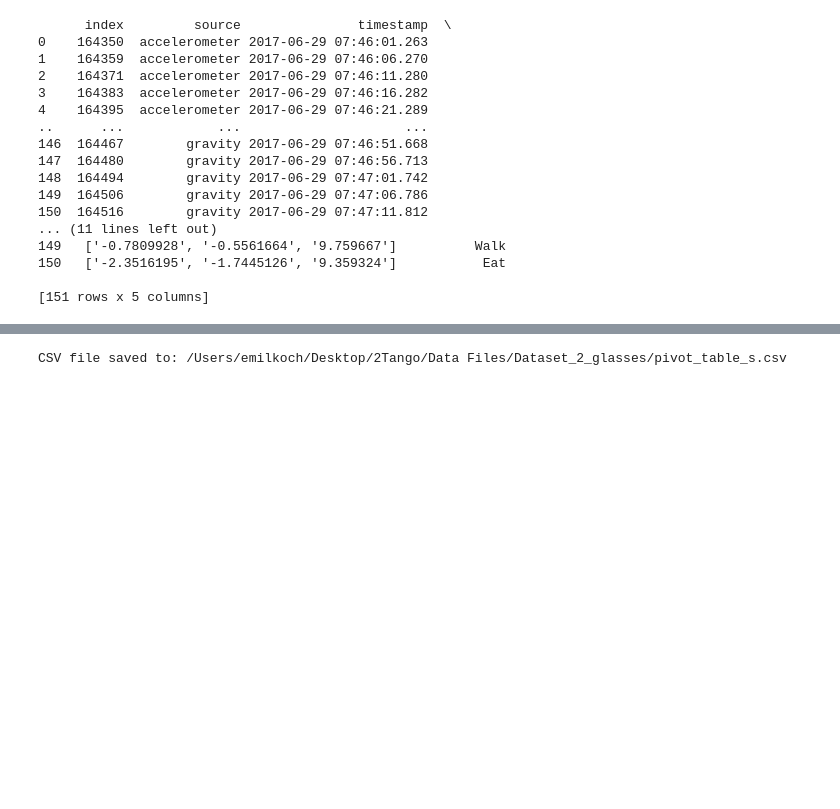
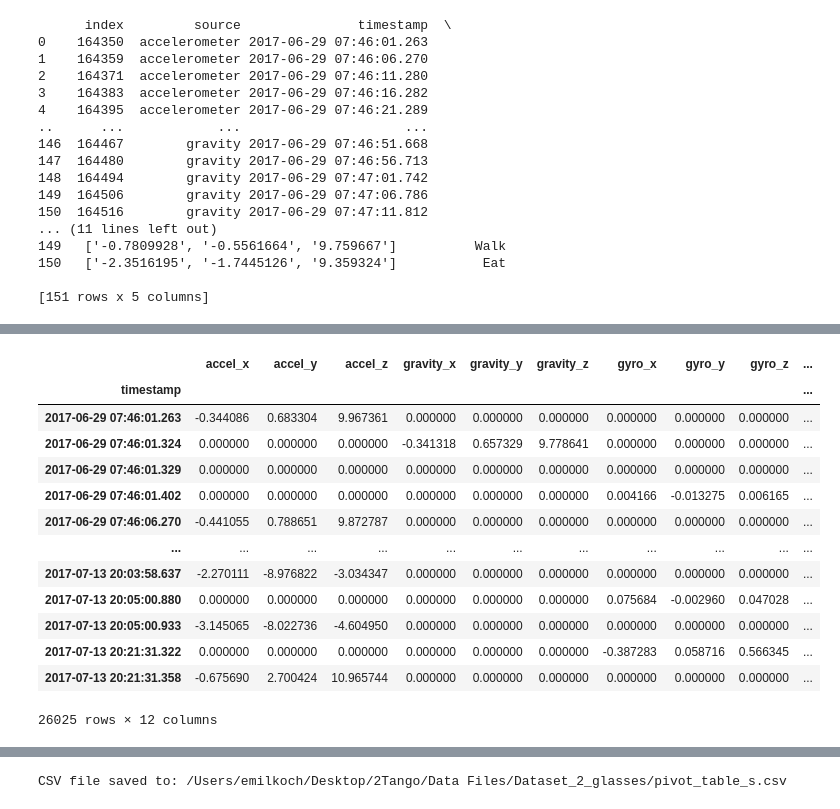
Before and after one commit to twotango/messenger, a Jupyter notebook: Research/Weeks/Week 13/week_13.3.ipynb, the cells around one changed output, grey strips where cells are left out. Cells and saved outputs as stored; diff of their text form; code cells hidden in the pictures; blank space fills up the shorter version.

```diff
--- a/Research/Weeks/Week 13/week_13.3.ipynb
+++ b/Research/Weeks/Week 13/week_13.3.ipynb
@@ -208,6 +193,23 @@ pivot_data
 pivot_data = pivot_data.loc[:, ~pivot_data.columns.duplicated()]
 # Replace NaN values with 0s
 pivot_data.fillna(0, inplace=True)
+# %%
+pivot_data
+# %% [output]
+|  | accel_x | accel_y | accel_z | gravity_x | gravity_y | gravity_z | gyro_x | gyro_y | gyro_z | ... |
+| timestamp |  |  |  |  |  |  |  |  |  | ... |
+| 2017-06-29 07:46:01.263 | -0.344086 | 0.683304 | 9.967361 | 0.000000 | 0.000000 | 0.000000 | 0.000000 | 0.000000 | 0.000000 | ... |
+| 2017-06-29 07:46:01.324 | 0.000000 | 0.000000 | 0.000000 | -0.341318 | 0.657329 | 9.778641 | 0.000000 | 0.000000 | 0.000000 | ... |
+| 2017-06-29 07:46:01.329 | 0.000000 | 0.000000 | 0.000000 | 0.000000 | 0.000000 | 0.000000 | 0.000000 | 0.000000 | 0.000000 | ... |
+| 2017-06-29 07:46:01.402 | 0.000000 | 0.000000 | 0.000000 | 0.000000 | 0.000000 | 0.000000 | 0.004166 | -0.013275 | 0.006165 | ... |
+| 2017-06-29 07:46:06.270 | -0.441055 | 0.788651 | 9.872787 | 0.000000 | 0.000000 | 0.000000 | 0.000000 | 0.000000 | 0.000000 | ... |
+| ... | ... | ... | ... | ... | ... | ... | ... | ... | ... | ... |
+| 2017-07-13 20:03:58.637 | -2.270111 | -8.976822 | -3.034347 | 0.000000 | 0.000000 | 0.000000 | 0.000000 | 0.000000 | 0.000000 | ... |
+| 2017-07-13 20:05:00.880 | 0.000000 | 0.000000 | 0.000000 | 0.000000 | 0.000000 | 0.000000 | 0.075684 | -0.002960 | 0.047028 | ... |
+| 2017-07-13 20:05:00.933 | -3.145065 | -8.022736 | -4.604950 | 0.000000 | 0.000000 | 0.000000 | 0.000000 | 0.000000 | 0.000000 | ... |
+| 2017-07-13 20:21:31.322 | 0.000000 | 0.000000 | 0.000000 | 0.000000 | 0.000000 | 0.000000 | -0.387283 | 0.058716 | 0.566345 | ... |
+| 2017-07-13 20:21:31.358 | -0.675690 | 2.700424 | 10.965744 | 0.000000 | 0.000000 | 0.000000 | 0.000000 | 0.000000 | 0.000000 | ... |
+26025 rows × 12 columns
 # %%
 # Group 'filtered_filtered_data' by both 'timestamp' and 'activity_encoded' and aggregate 'duration'
 activity_grouped = filtered_data.groupby(['timestamp'])['activity_type'].first()
```
Also changed, not shown: parts of 30 cells of this notebook, 7 other files.
